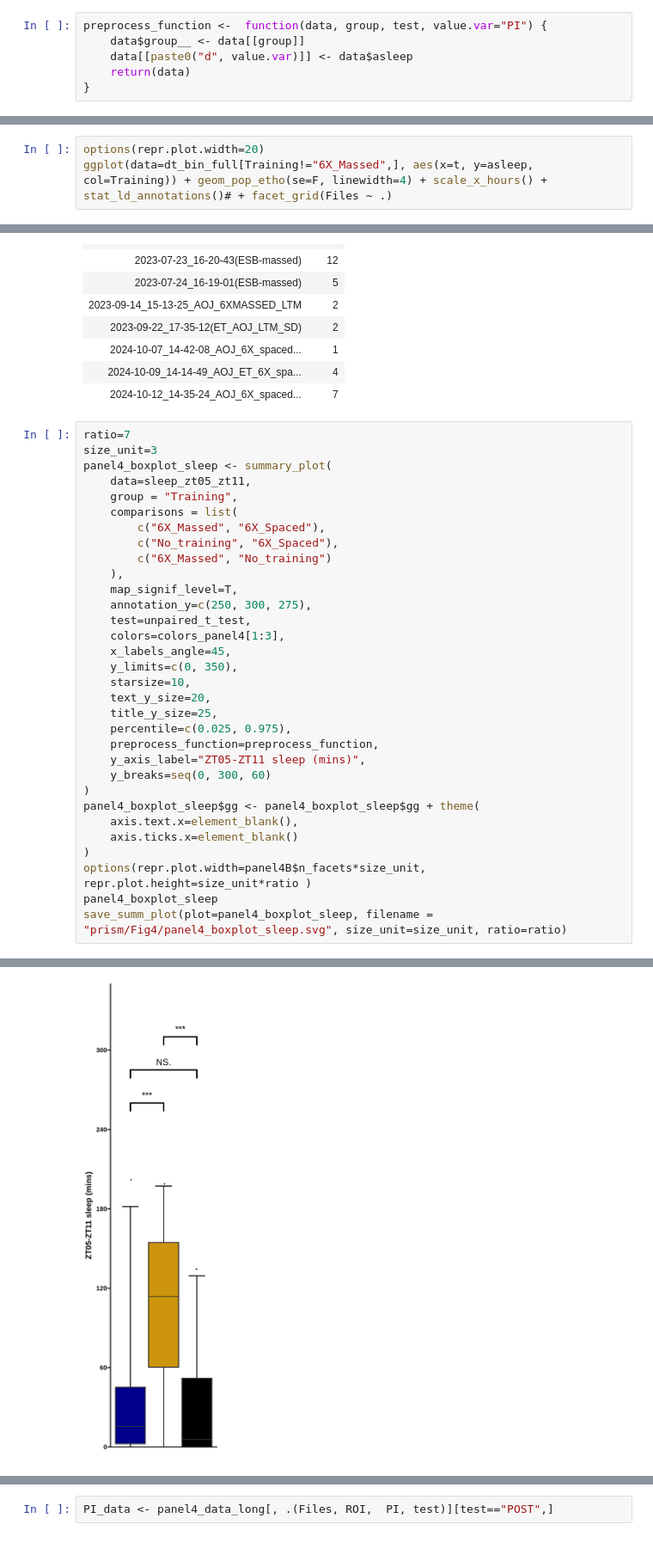
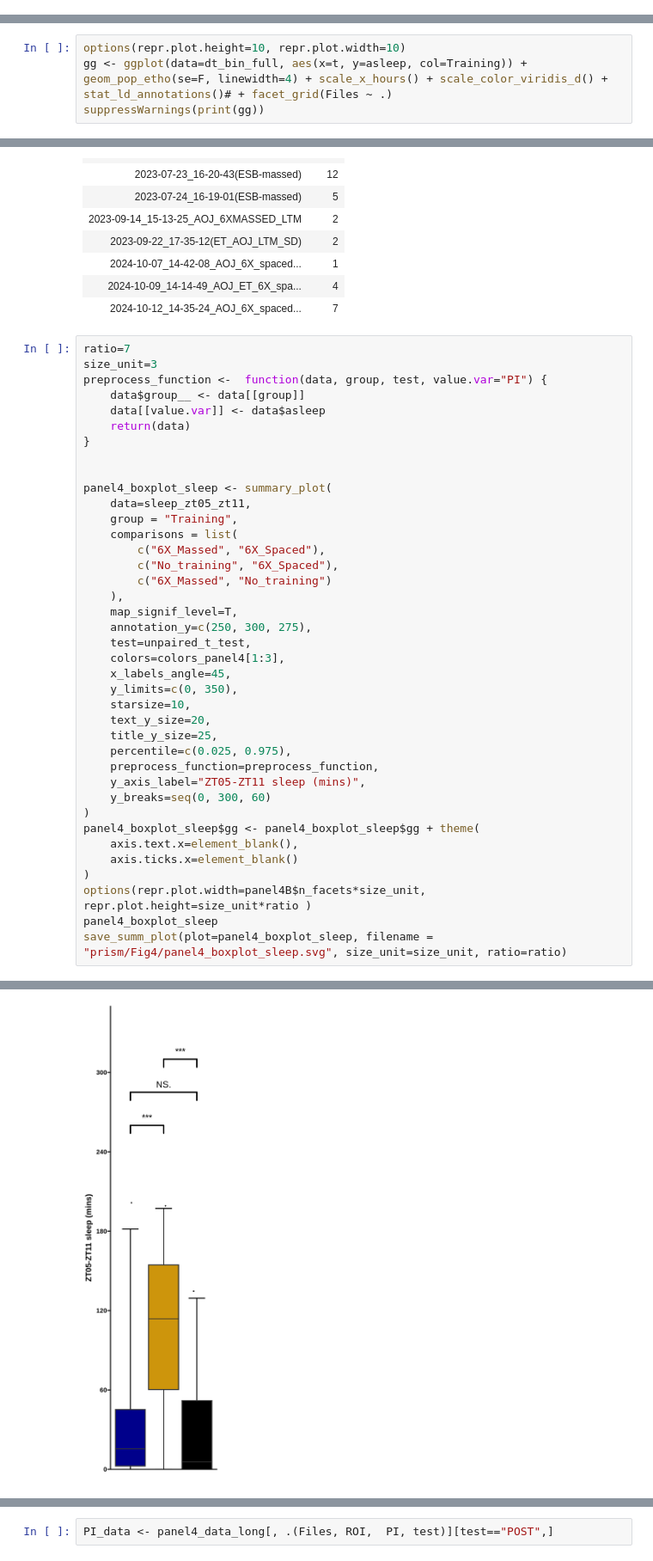
Before and after one commit to shaliulab/idoc-paper, a Jupyter notebook: 5_panel4.ipynb, the cells around one changed output, grey strips where cells are left out. Shown: that part at 86% size. Cells and saved outputs as stored; diff of their text form.

```diff
--- a/5_panel4.ipynb
+++ b/5_panel4.ipynb
@@ -278,6 +232,0 @@ png
-# %%
-preprocess_function <-  function(data, group, test, value.var="PI") {
-    data$group__ <- data[[group]]
-    data[[paste0("d", value.var)]] <- data$asleep
-    return(data)
-}
@@ -313,6 +240,7 @@ A data.table: 3 × 2
 | 6X_Spaced | 25 |
 | No_training | 31 |
 # %%
-options(repr.plot.width=20)
-ggplot(data=dt_bin_full[Training!="6X_Massed",], aes(x=t, y=asleep, col=Training)) + geom_pop_etho(se=F, linewidth=4) + scale_x_hours() + stat_ld_annotations()# + facet_grid(Files ~ .)
+options(repr.plot.height=10, repr.plot.width=10)
+gg <- ggplot(data=dt_bin_full, aes(x=t, y=asleep, col=Training)) + geom_pop_etho(se=F, linewidth=4) + scale_x_hours() + scale_color_viridis_d() + stat_ld_annotations()# + facet_grid(Files ~ .)
+suppressWarnings(print(gg))
 # %% [output]
@@ -362,6 +264,13 @@ A data.table: 10 × 2
 # %%
 ratio=7
 size_unit=3
+preprocess_function <-  function(data, group, test, value.var="PI") {
+    data$group__ <- data[[group]]
+    data[[value.var]] <- data$asleep
+    return(data)
+}
+
+
 panel4_boxplot_sleep <- summary_plot(
     data=sleep_zt05_zt11,
     group = "Training",
@@ -424,4 +334,4 @@ png
-[figure, old version]
+[figure, new version]
 # %%
 options(repr.plot.width=15)
 options(repr.plot.height=14)
```
Also changed, not shown: parts of 12 cells of this notebook, 6 other files.
